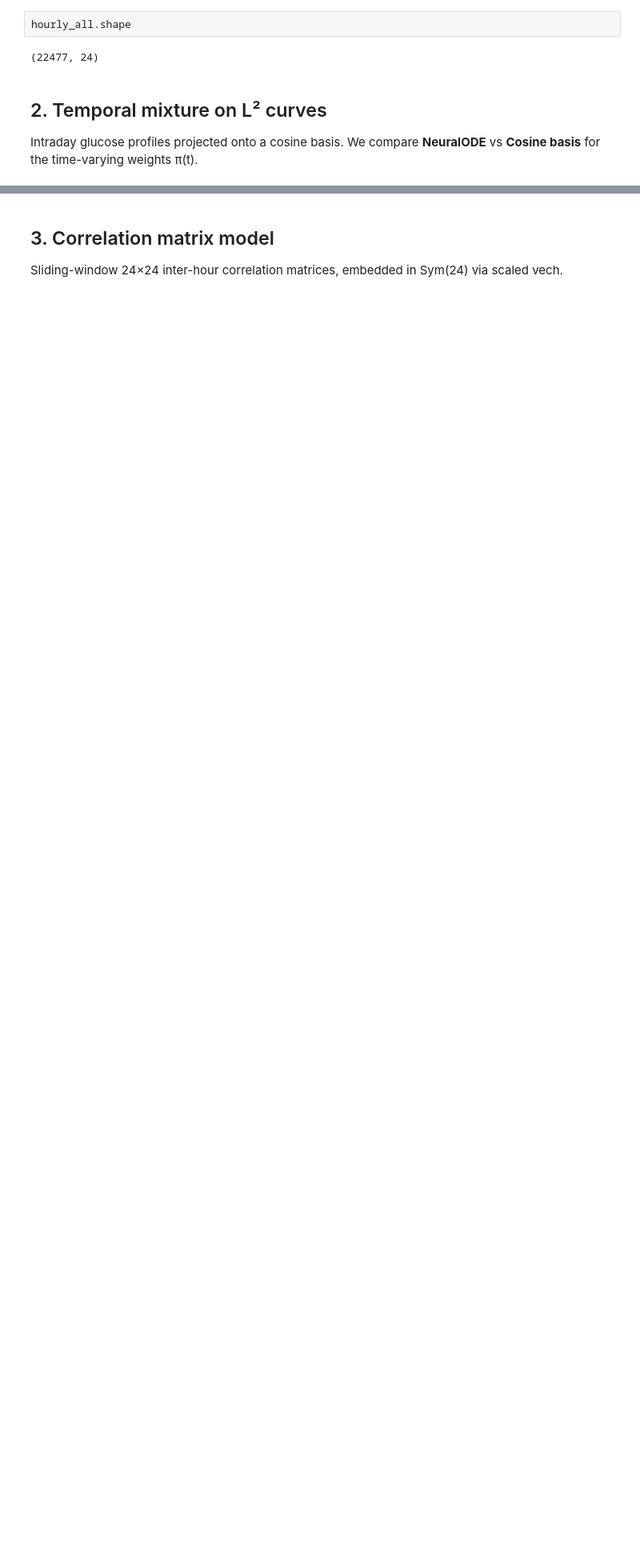
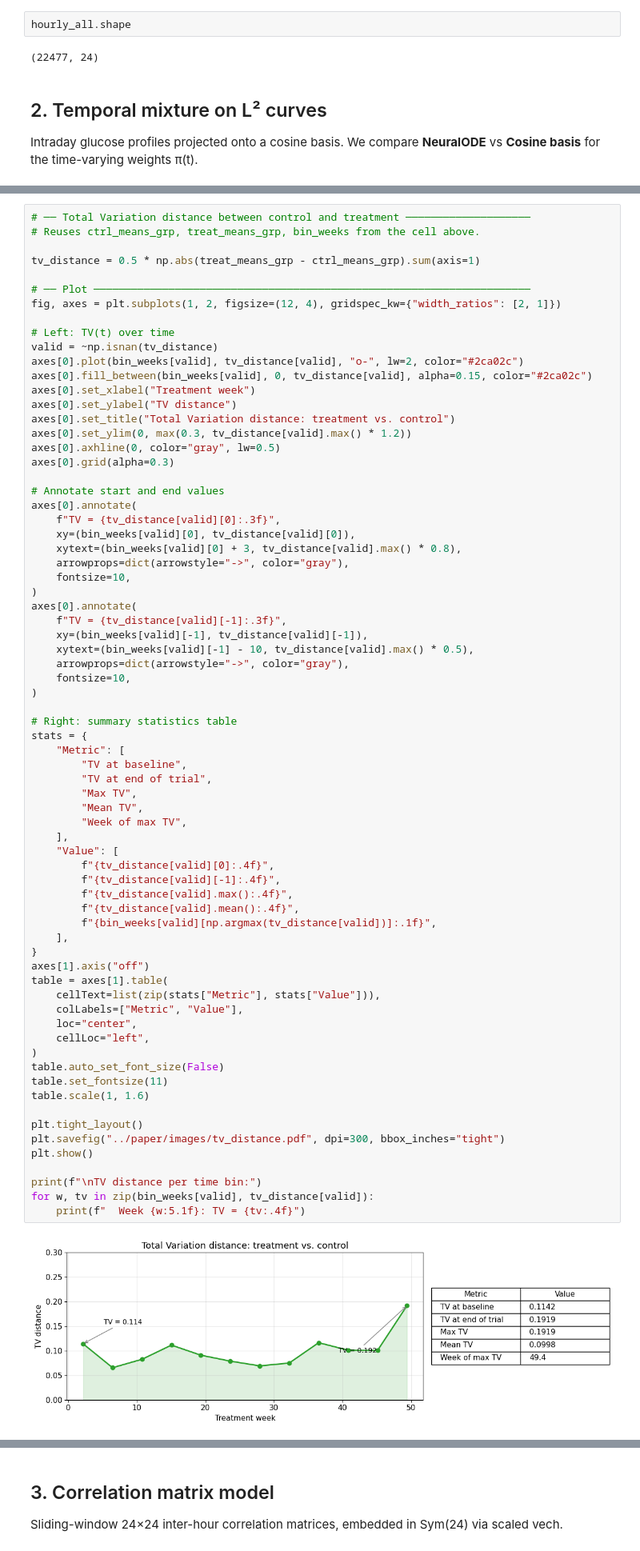
Before and after one commit to dani2442/rkhs-mixture-models, a Jupyter notebook: examples/use_case_visualization.ipynb, the cells around one changed output, grey strips where cells are left out. Shown at 80% size. Cells and saved outputs as stored; diff of their text form; blank space fills up the shorter version.

Commit message:
chore: paper submodule sync and notebook updates

```diff
--- a/examples/use_case_visualization.ipynb
+++ b/examples/use_case_visualization.ipynb
@@ -223,0 +483,73 @@ CosineBasis mean pi over t: [0.7084786  0.18883079 0.10269061]
+# %%
+# ── Total Variation distance between control and treatment ────────────────────
+# Reuses ctrl_means_grp, treat_means_grp, bin_weeks from the cell above.
+
+tv_distance = 0.5 * np.abs(treat_means_grp - ctrl_means_grp).sum(axis=1)
+
+# ── Plot ──────────────────────────────────────────────────────────────────────
+fig, axes = plt.subplots(1, 2, figsize=(12, 4), gridspec_kw={"width_ratios": [2, 1]})
+
+# Left: TV(t) over time
+valid = ~np.isnan(tv_distance)
+axes[0].plot(bin_weeks[valid], tv_distance[valid], "o-", lw=2, color="#2ca02c")
+axes[0].fill_between(bin_weeks[valid], 0, tv_distance[valid], alpha=0.15, color="#2ca02c")
+axes[0].set_xlabel("Treatment week")
+axes[0].set_ylabel("TV distance")
+axes[0].set_title("Total Variation distance: treatment vs. control")
+axes[0].set_ylim(0, max(0.3, tv_distance[valid].max() * 1.2))
+axes[0].axhline(0, color="gray", lw=0.5)
+axes[0].grid(alpha=0.3)
+
+# Annotate start and end values
+axes[0].annotate(
+    f"TV = {tv_distance[valid][0]:.3f}",
+    xy=(bin_weeks[valid][0], tv_distance[valid][0]),
+    xytext=(bin_weeks[valid][0] + 3, tv_distance[valid].max() * 0.8),
+    arrowprops=dict(arrowstyle="->", color="gray"),
+    fontsize=10,
+)
+axes[0].annotate(
+    f"TV = {tv_distance[valid][-1]:.3f}",
+    xy=(bin_weeks[valid][-1], tv_distance[valid][-1]),
+    xytext=(bin_weeks[valid][-1] - 10, tv_distance[valid].max() * 0.5),
+    arrowprops=dict(arrowstyle="->", color="gray"),
+    fontsize=10,
+)
+
+# Right: summary statistics table
+stats = {
+    "Metric": [
+        "TV at baseline",
+        "TV at end of trial",
+        "Max TV",
+        "Mean TV",
+        "Week of max TV",
+    ],
+    "Value": [
+        f"{tv_distance[valid][0]:.4f}",
+        f"{tv_distance[valid][-1]:.4f}",
+        f"{tv_distance[valid].max():.4f}",
+        f"{tv_distance[valid].mean():.4f}",
+        f"{bin_weeks[valid][np.argmax(tv_distance[valid])]:.1f}",
+    ],
+}
+axes[1].axis("off")
+table = axes[1].table(
+    cellText=list(zip(stats["Metric"], stats["Value"])),
+    colLabels=["Metric", "Value"],
+    loc="center",
+    cellLoc="left",
+)
+table.auto_set_font_size(False)
+table.set_fontsize(11)
+table.scale(1, 1.6)
+
+plt.tight_layout()
+plt.savefig("../paper/images/tv_distance.pdf", dpi=300, bbox_inches="tight")
+plt.show()
+
+print(f"\nTV distance per time bin:")
+for w, tv in zip(bin_weeks[valid], tv_distance[valid]):
+    print(f"  Week {w:5.1f}: TV = {tv:.4f}")
+# %% [output]
+[figure, added]
```
Also changed, not shown: parts of 14 cells of this notebook, 14 other files.
